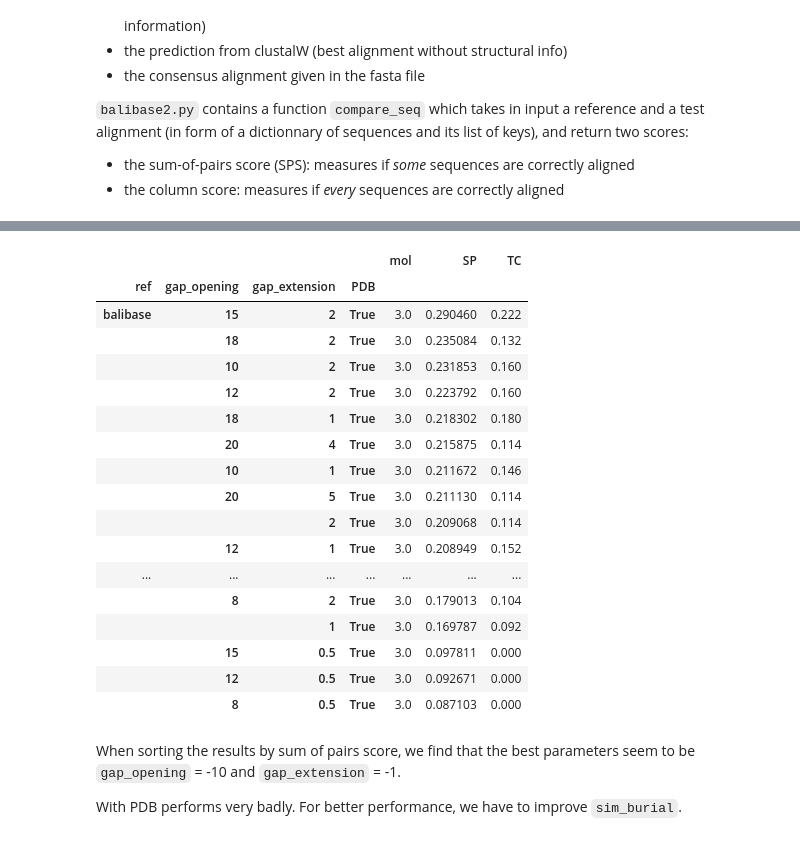
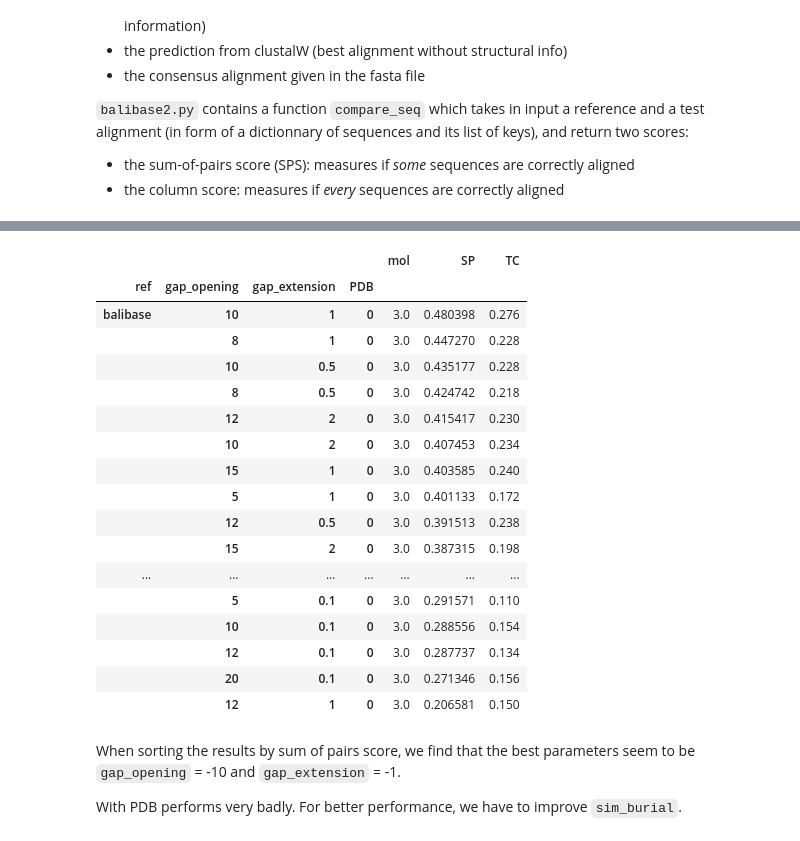
Before and after one commit to flopau76/projet_bio_info, a Jupyter notebook: aligning_proteins/aligning_proteins.ipynb, the cells around one changed output, grey strips where cells are left out. Saved outputs shown, nothing was run; the diff lists cells and outputs as text; code cells hidden in the pictures.

```diff
--- a/aligning_proteins/aligning_proteins.ipynb
+++ b/aligning_proteins/aligning_proteins.ipynb
@@ -896,7 +890,8 @@ TC    0.340000
 dtype: float64
 # %%
 # comparing our results to culstalo and balibase reference
-train_data = 5
+
+train_data = 4
 
 # Res = {'id':[], 'ref':[], "pdb":[], 'gap_opening':[], 'gap_extension':[], 'SP':[], 'TC':[], 'pdb':[]}
 Res = []
@@ -905,18 +900,20 @@ for root, dirs, files in os.walk("data/results/affineWithPDB"):
     for file in files:
         folder = root.split('/')[-1].lstrip('results')
         gap_opening, gap_extension = folder.split('_')
-        ref_file_bali = f"data/balibase/RV11.aligned/{file}"
-        ref_file_clustalo = f"data/results/clustalo/{file}"
-        refkeylist_bali, refseq_bali = read_fasta2dict(ref_file_bali)
-        refkeylist_clustalo, refseq_clustalo = read_fasta2dict(ref_file_clustalo)
-        test_file = f"{root}/{file}"
-        testkeylist, testseq = read_fasta2dict(test_file)
+        mol_id = int(file.split('.')[0][-3:])
+        if mol_id <= train_data:
+            ref_file_bali = f"data/balibase/RV11.aligned/{file}"
+            ref_file_clustalo = f"data/results/clustalo/{file}"
+            refkeylist_bali, refseq_bali = read_fasta2dict(ref_file_bali)
+            refkeylist_clustalo, refseq_clustalo = read_fasta2dict(ref_file_clustalo)
+            test_file = f"{root}/{file}"
+            testkeylist, testseq = read_fasta2dict(test_file)
 
-        sp_bali, tc_bali = compare_seq(refseq_bali, refkeylist_clustalo, testseq, testkeylist)
-        sp_clustalo, tc_clustalo = compare_seq(refseq_clustalo, refkeylist_clustalo, testseq, testkeylist)
+            sp_bali, tc_bali = compare_seq(refseq_bali, refkeylist_clustalo, testseq, testkeylist)
+            sp_clustalo, tc_clustalo = compare_seq(refseq_clustalo, refkeylist_clustalo, testseq, testkeylist)
 
-        Res.append([int(file.split('.')[0][-3:]),"clustalo",gap_opening,gap_extension,sp_clustalo,tc_clustalo,True])
-        Res.append([int(file.split('.')[0][-3:]),"balibase",gap_opening,gap_extension,sp_bali,tc_bali,True])
+            Res.append([mol_id,"clustalo",gap_opening,gap_extension,sp_clustalo,tc_clustalo,1])
+            Res.append([mol_id,"balibase",gap_opening,gap_extension,sp_bali,tc_bali,1])
 
 for root, dirs, files in os.walk("data/results/affineWithoutPDB"):
     for file in files:
@@ -932,8 +929,8 @@ for root, dirs, files in os.walk("data/results/affineWithoutPDB"):
         sp_bali, tc_bali = compare_seq(refseq_bali, refkeylist_clustalo, testseq, testkeylist)
         sp_clustalo, tc_clustalo = compare_seq(refseq_clustalo, refkeylist_clustalo, testseq, testkeylist)
 
-        Res.append([int(file.split('.')[0][-3:]),"clustalo",gap_opening,gap_extension,sp_clustalo,tc_clustalo,False])
-        Res.append([int(file.split('.')[0][-3:]),"balibase",gap_opening,gap_extension,sp_bali,tc_bali,False])
+        Res.append([int(file.split('.')[0][-3:]),"clustalo",gap_opening,gap_extension,sp_clustalo,tc_clustalo,0])
+        Res.append([int(file.split('.')[0][-3:]),"balibase",gap_opening,gap_extension,sp_bali,tc_bali,0])
 
 df = pd.DataFrame(Res, columns =['mol', 'ref', 'gap_opening', 'gap_extension', 'SP', 'TC', 'PDB'])
 print(df)
@@ -955,25 +952,25 @@ print(df)
 # %%
 df[df.ref=="balibase"].groupby(['ref', 'gap_opening', 'gap_extension', 'PDB']).mean().sort_values(by='SP', ascending=False)
-df[df.ref=="balibase"][df.PDB==True].groupby(['ref', 'gap_opening', 'gap_extension', 'PDB']).mean().sort_values(by='SP', ascending=False)
+df[df.ref=="balibase"][df.PDB==0].groupby(['ref', 'gap_opening', 'gap_extension', 'PDB']).mean().sort_values(by='SP', ascending=False)
 # %% [output]
 |  |  |  |  | mol | SP | TC |
 | ref | gap_opening | gap_extension | PDB |  |  |  |
-| balibase | 15 | 2 | True | 3.0 | 0.290460 | 0.222 |
-|  | 18 | 2 | True | 3.0 | 0.235084 | 0.132 |
-|  | 10 | 2 | True | 3.0 | 0.231853 | 0.160 |
-|  | 12 | 2 | True | 3.0 | 0.223792 | 0.160 |
-|  | 18 | 1 | True | 3.0 | 0.218302 | 0.180 |
-|  | 20 | 4 | True | 3.0 | 0.215875 | 0.114 |
-|  | 10 | 1 | True | 3.0 | 0.211672 | 0.146 |
-|  | 20 | 5 | True | 3.0 | 0.211130 | 0.114 |
-|  |  | 2 | True | 3.0 | 0.209068 | 0.114 |
-|  | 12 | 1 | True | 3.0 | 0.208949 | 0.152 |
+| balibase | 10 | 1 | 0 | 3.0 | 0.480398 | 0.276 |
+|  | 8 | 1 | 0 | 3.0 | 0.447270 | 0.228 |
+|  | 10 | 0.5 | 0 | 3.0 | 0.435177 | 0.228 |
+|  | 8 | 0.5 | 0 | 3.0 | 0.424742 | 0.218 |
+|  | 12 | 2 | 0 | 3.0 | 0.415417 | 0.230 |
+|  | 10 | 2 | 0 | 3.0 | 0.407453 | 0.234 |
+|  | 15 | 1 | 0 | 3.0 | 0.403585 | 0.240 |
+|  | 5 | 1 | 0 | 3.0 | 0.401133 | 0.172 |
+|  | 12 | 0.5 | 0 | 3.0 | 0.391513 | 0.238 |
+|  | 15 | 2 | 0 | 3.0 | 0.387315 | 0.198 |
 | ... | ... | ... | ... | ... | ... | ... |
-|  | 8 | 2 | True | 3.0 | 0.179013 | 0.104 |
-|  |  | 1 | True | 3.0 | 0.169787 | 0.092 |
-|  | 15 | 0.5 | True | 3.0 | 0.097811 | 0.000 |
-|  | 12 | 0.5 | True | 3.0 | 0.092671 | 0.000 |
-|  | 8 | 0.5 | True | 3.0 | 0.087103 | 0.000 |
+|  | 5 | 0.1 | 0 | 3.0 | 0.291571 | 0.110 |
+|  | 10 | 0.1 | 0 | 3.0 | 0.288556 | 0.154 |
+|  | 12 | 0.1 | 0 | 3.0 | 0.287737 | 0.134 |
+|  | 20 | 0.1 | 0 | 3.0 | 0.271346 | 0.156 |
+|  | 12 | 1 | 0 | 3.0 | 0.206581 | 0.150 |
 # %% [markdown]
 When sorting the results by sum of pairs score, we find that the best parameters seem to be `gap_opening` = -10 and `gap_extension` = -1.
 
```
Also changed, not shown: parts of 8 cells of this notebook.
